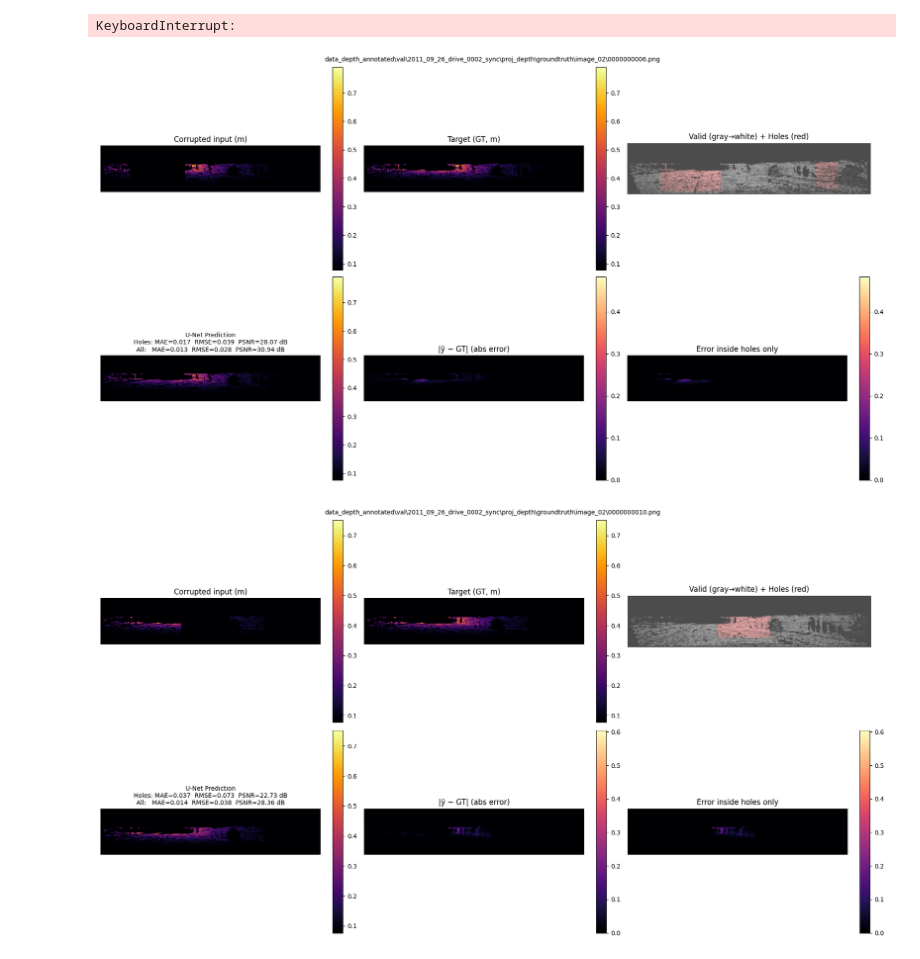
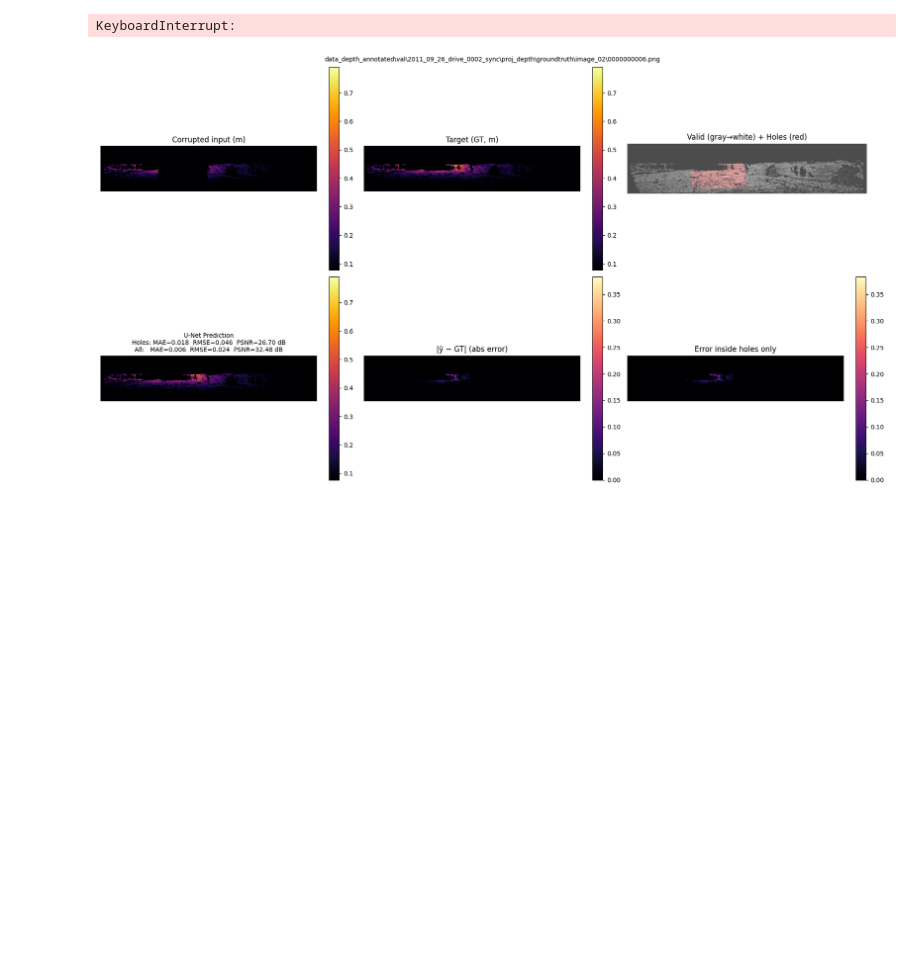
Before and after one commit to jrai51/comp-imaging-project, a Jupyter notebook: loading.ipynb, the cells around one changed output. Saved outputs shown, nothing was run; the diff lists cells and outputs as text; code cells hidden in the pictures; blank space fills up the shorter version.

```diff
--- a/loading.ipynb
+++ b/loading.ipynb
@@ -859,35 +859,34 @@ def visualize_unet_batch(model, val_loader_batch, device=None, normalized=False,
         if save_prefix:
             outpath = f"{save_prefix}_sample{i}.png"
             plt.savefig(outpath, dpi=200, bbox_inches='tight')
             print(f"Saved {outpath}")
         plt.show()
 
 # -------- load best checkpoint and visualize ----------
 device = "cuda" if torch.cuda.is_available() else "cpu"
 
 # Recreate the model exactly as during training
-viz_model = DepthAutoencoder(in_ch=1, base_ch=32).to(device)
+viz_model = DepthUNet(in_ch=1, base_ch=32).to(device)
 # ckpt = torch.load("unet_depth_epochs6_frac25.pt", map_location=device)
-ckpt = torch.load("unet_depth_inpaint_best.pt", map_location=device)
+ckpt = torch.load("unet_depth_inpaint_frac50_finetuned.pt", map_location=device)
 viz_model.load_state_dict(ckpt["model"])
 
 # Set this to match your dataset 'normalize' flag:
 normalized_flag = True
 
 it = iter(test_loader)
-batches_to_visualize = 10
+batches_to_visualize = 1
 for i in range(batches_to_visualize):
     test_batch = next(it)
     visualize_unet_batch(viz_model, test_batch, device=device,
                     normalized=normalized_flag, max_depth_m=80.0,
                     num_samples=1, save_prefix=None)
 
 
 
 
 ##############################################################################
 # TODO: ALSO VISUALIZE VALID MASK THAT IS RETURNED FROM THE U-NET PREDICTION #
 ##############################################################################
 # %% [output]
-[figure, old version]
+[figure, new version]
-[figure, removed]
```
Also changed, not shown: parts of 3 cells of this notebook, 12 other files.
